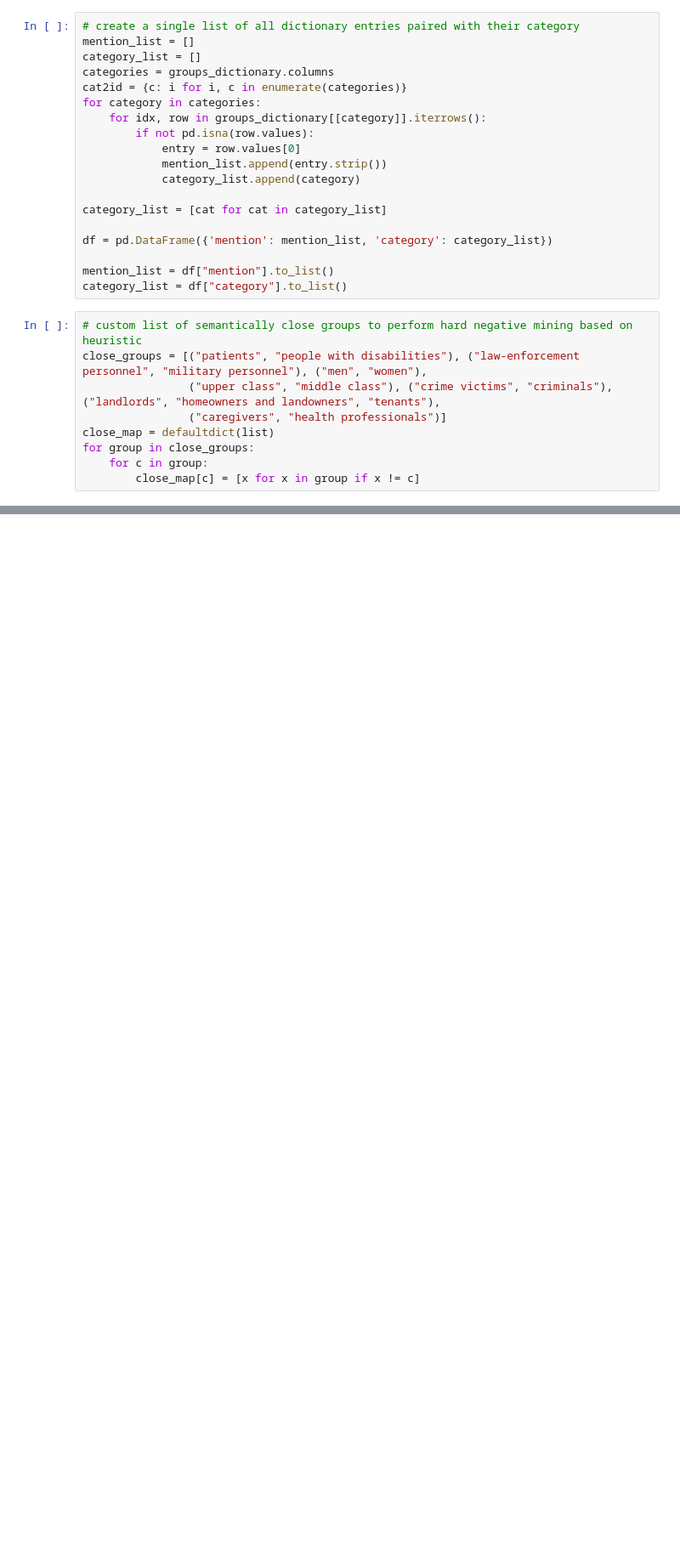
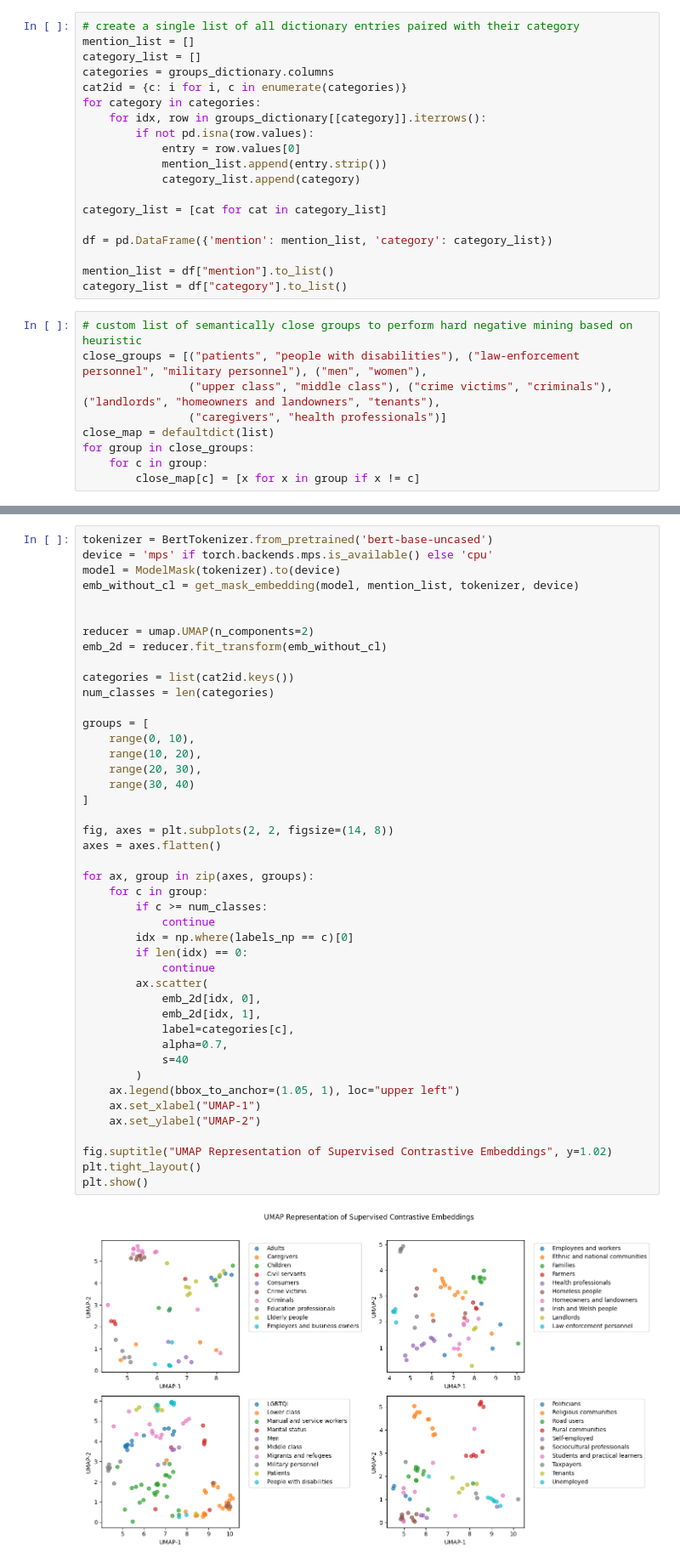
Before and after one commit to MaximilianWeiland/Master_Thesis, a Jupyter notebook: 05_clustering/triplet_loss.ipynb, the cells around one changed output, grey strips where cells are left out. Shown: that part at 85% size. Saved outputs shown, nothing was run; the diff lists cells and outputs as text; blank space fills up the shorter version.

```diff
--- a/05_clustering/triplet_loss.ipynb
+++ b/05_clustering/triplet_loss.ipynb
@@ -141,4 +130,50 @@ mention_embeddings = get_mask_embeddings(model, mention_list, tokenizer, device)
 labels_np = np.array([cat2id[cat] for cat in category_list])
+# %%
+tokenizer = BertTokenizer.from_pretrained('bert-base-uncased')
+device = 'mps' if torch.backends.mps.is_available() else 'cpu'
+model = ModelMask(tokenizer).to(device)
+emb_without_cl = get_mask_embedding(model, mention_list, tokenizer, device)
+
+
+reducer = umap.UMAP(n_components=2)
+emb_2d = reducer.fit_transform(emb_without_cl)
+
+categories = list(cat2id.keys())
+num_classes = len(categories)
+
+groups = [
+    range(0, 10),
+    range(10, 20),
+    range(20, 30),
+    range(30, 40)
+]
+
+fig, axes = plt.subplots(2, 2, figsize=(14, 8))
+axes = axes.flatten()
+
+for ax, group in zip(axes, groups):
+    for c in group:
+        if c >= num_classes:
+            continue
+        idx = np.where(labels_np == c)[0]
+        if len(idx) == 0:
+            continue
+        ax.scatter(
+            emb_2d[idx, 0],
+            emb_2d[idx, 1],
+            label=categories[c],
+            alpha=0.7,
+            s=40
+        )
+    ax.legend(bbox_to_anchor=(1.05, 1), loc="upper left")
+    ax.set_xlabel("UMAP-1")
+    ax.set_ylabel("UMAP-2")
+
+fig.suptitle("UMAP Representation of Supervised Contrastive Embeddings", y=1.02)
+plt.tight_layout()
+plt.show()
+# %% [output]
+[figure, added]
 # %%
 reducer = umap.UMAP(n_components=2)
 emb_2d = reducer.fit_transform(mention_embeddings)
```
Also changed, not shown: parts of 13 cells of this notebook, 5 other files.
